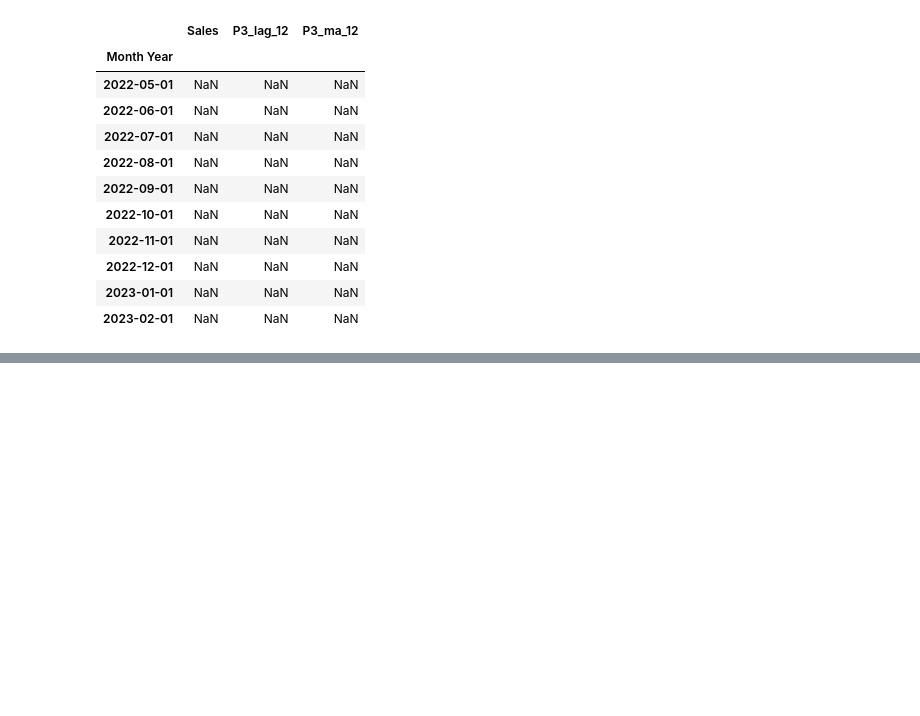
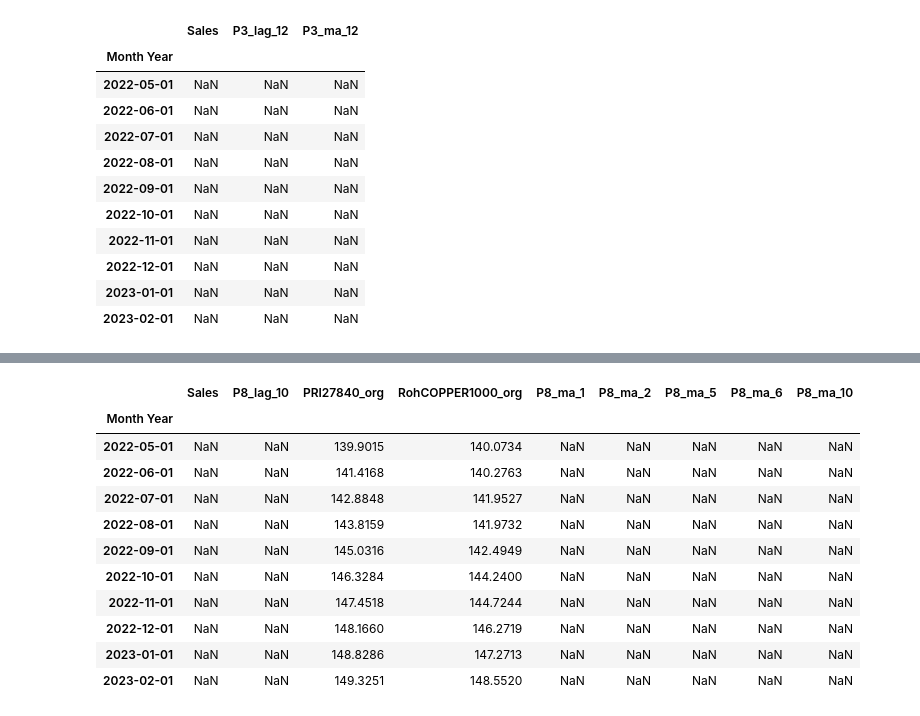
Before and after one commit to BeatrizAzevedoMonteiro/BCwDS_Case-2_SIEMENS_MonthlySalesForecast, a Jupyter notebook: modeling.ipynb, the cells around one changed output, grey strips where cells are left out. Saved outputs shown, nothing was run; the diff lists cells and outputs as text; code cells hidden in the pictures; blank space fills up the shorter version.

```diff
--- a/modeling.ipynb
+++ b/modeling.ipynb
@@ -3124,0 +3189,22 @@ test_3
+# %%
+test_8 = test_8.merge(macro_preds[['PRI27840_org', 'RohCOPPER1000_org']],
+                       left_index=True,
+                       right_index=True,
+                       how='left')
+test_8 = test_8[['Sales', 'P8_lag_10','PRI27840_org_y',	'RohCOPPER1000_org_y','P8_ma_1','P8_ma_2', 'P8_ma_5',	'P8_ma_6','P8_ma_10']]
+test_8.columns = ['Sales', 'P8_lag_10','PRI27840_org',	'RohCOPPER1000_org','P8_ma_1','P8_ma_2', 'P8_ma_5',	'P8_ma_6','P8_ma_10']
+# %%
+test_8
+# %% [output]
+|  | Sales | P8_lag_10 | PRI27840_org | RohCOPPER1000_org | P8_ma_1 | P8_ma_2 | P8_ma_5 | P8_ma_6 | P8_ma_10 |
+| Month Year |  |  |  |  |  |  |  |  |  |
+| 2022-05-01 | NaN | NaN | 139.9015 | 140.0734 | NaN | NaN | NaN | NaN | NaN |
+| 2022-06-01 | NaN | NaN | 141.4168 | 140.2763 | NaN | NaN | NaN | NaN | NaN |
+| 2022-07-01 | NaN | NaN | 142.8848 | 141.9527 | NaN | NaN | NaN | NaN | NaN |
+| 2022-08-01 | NaN | NaN | 143.8159 | 141.9732 | NaN | NaN | NaN | NaN | NaN |
+| 2022-09-01 | NaN | NaN | 145.0316 | 142.4949 | NaN | NaN | NaN | NaN | NaN |
+| 2022-10-01 | NaN | NaN | 146.3284 | 144.2400 | NaN | NaN | NaN | NaN | NaN |
+| 2022-11-01 | NaN | NaN | 147.4518 | 144.7244 | NaN | NaN | NaN | NaN | NaN |
+| 2022-12-01 | NaN | NaN | 148.1660 | 146.2719 | NaN | NaN | NaN | NaN | NaN |
+| 2023-01-01 | NaN | NaN | 148.8286 | 147.2713 | NaN | NaN | NaN | NaN | NaN |
+| 2023-02-01 | NaN | NaN | 149.3251 | 148.5520 | NaN | NaN | NaN | NaN | NaN |
```
Also changed, not shown: parts of 23 cells of this notebook.
